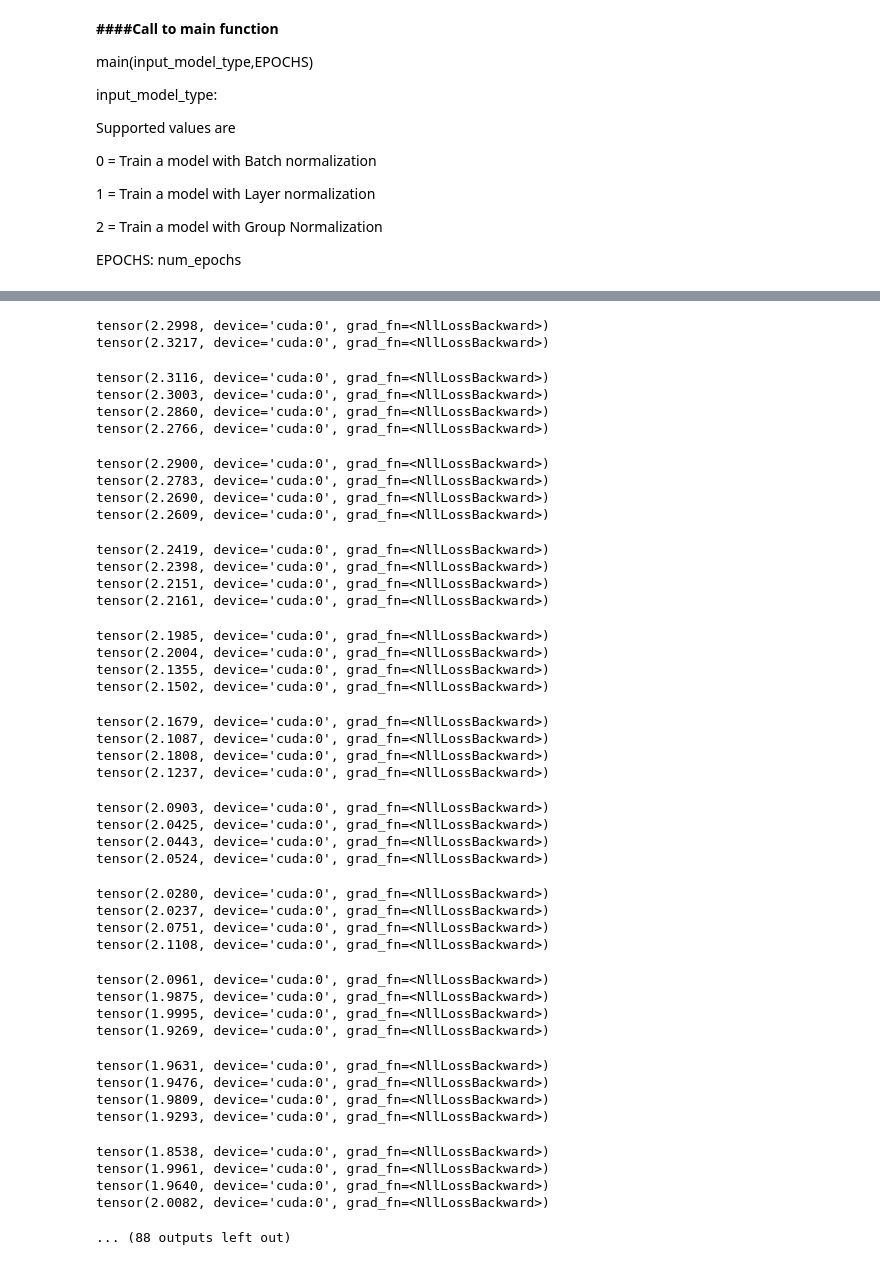
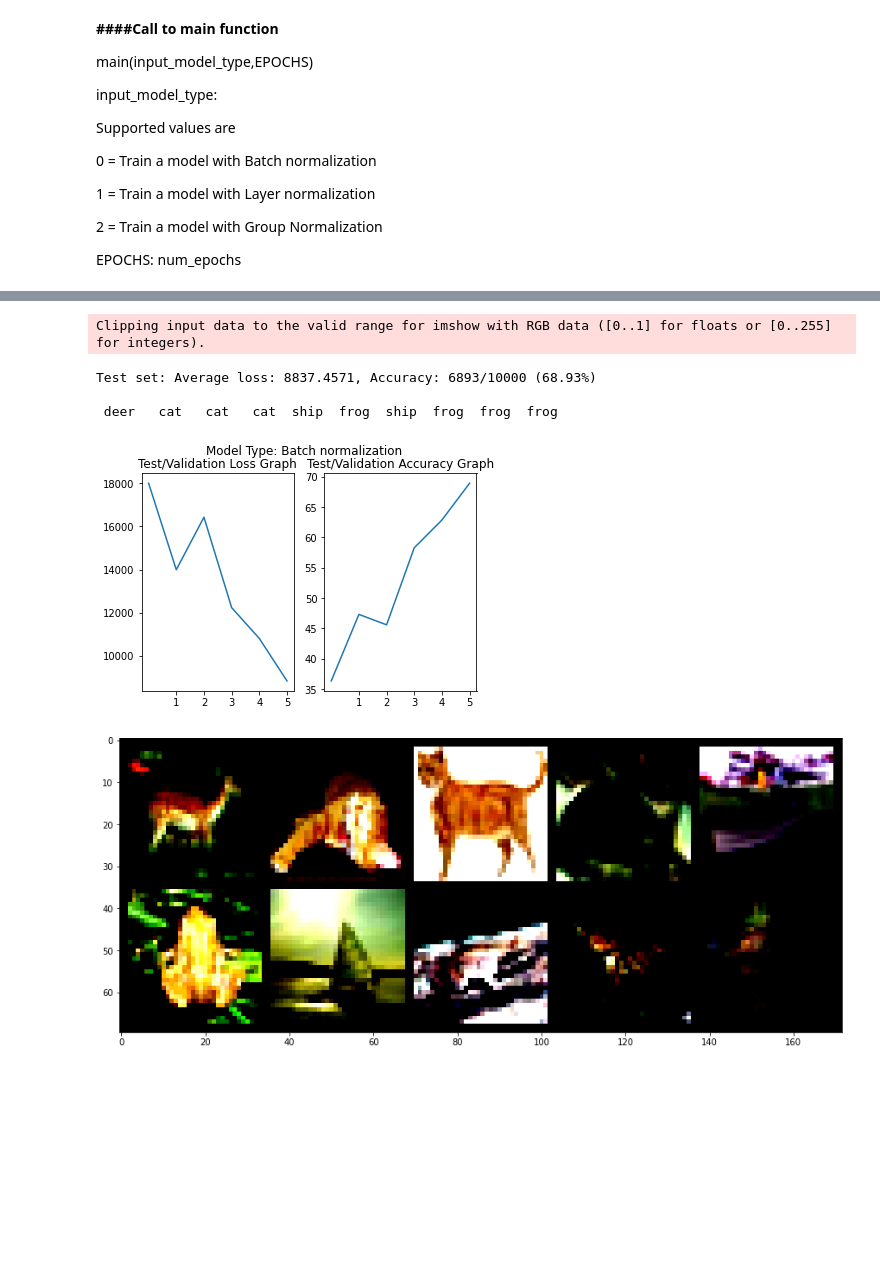
Before and after one commit to raghunadh-eva/eva6, a Jupyter notebook: S7_ASSIGNMENT/MODELS.ipynb, the cells around one changed output, grey strips where cells are left out. Drawn from its saved outputs; the diff is of its cells as text; code cells hidden in the pictures; blank space fills up the shorter version.

```diff
--- a/S7_ASSIGNMENT/MODELS.ipynb
+++ b/S7_ASSIGNMENT/MODELS.ipynb
@@ -703,7 +701,7 @@ Supported values are
 
 EPOCHS: num_epochs
 # %%
-main(0,1)
+main(0,5)
 # %% [output]
 ----------------------------------------------------------------
         Layer (type)               Output Shape         Param #
@@ -725,46 +723,9 @@ tensor(2.3379, device='cuda:0', grad_fn=<NllLossBackward>)
-tensor(2.2998, device='cuda:0', grad_fn=<NllLossBackward>)
-tensor(2.3217, device='cuda:0', grad_fn=<NllLossBackward>)
+Clipping input data to the valid range for imshow with RGB data ([0..1] for floats or [0..255] for integers).
-tensor(2.3116, device='cuda:0', grad_fn=<NllLossBackward>)
-tensor(2.3003, device='cuda:0', grad_fn=<NllLossBackward>)
-tensor(2.2860, device='cuda:0', grad_fn=<NllLossBackward>)
-tensor(2.2766, device='cuda:0', grad_fn=<NllLossBackward>)
+Test set: Average loss: 8837.4571, Accuracy: 6893/10000 (68.93%)
+
+ deer   cat   cat   cat  ship  frog  ship  frog  frog  frog
-tensor(2.2900, device='cuda:0', grad_fn=<NllLossBackward>)
-tensor(2.2783, device='cuda:0', grad_fn=<NllLossBackward>)
-tensor(2.2690, device='cuda:0', grad_fn=<NllLossBackward>)
-tensor(2.2609, device='cuda:0', grad_fn=<NllLossBackward>)
-tensor(2.2419, device='cuda:0', grad_fn=<NllLossBackward>)
-tensor(2.2398, device='cuda:0', grad_fn=<NllLossBackward>)
-tensor(2.2151, device='cuda:0', grad_fn=<NllLossBackward>)
-tensor(2.2161, device='cuda:0', grad_fn=<NllLossBackward>)
-tensor(2.1985, device='cuda:0', grad_fn=<NllLossBackward>)
-tensor(2.2004, device='cuda:0', grad_fn=<NllLossBackward>)
-tensor(2.1355, device='cuda:0', grad_fn=<NllLossBackward>)
-tensor(2.1502, device='cuda:0', grad_fn=<NllLossBackward>)
-tensor(2.1679, device='cuda:0', grad_fn=<NllLossBackward>)
-tensor(2.1087, device='cuda:0', grad_fn=<NllLossBackward>)
-tensor(2.1808, device='cuda:0', grad_fn=<NllLossBackward>)
-tensor(2.1237, device='cuda:0', grad_fn=<NllLossBackward>)
-tensor(2.0903, device='cuda:0', grad_fn=<NllLossBackward>)
-tensor(2.0425, device='cuda:0', grad_fn=<NllLossBackward>)
-tensor(2.0443, device='cuda:0', grad_fn=<NllLossBackward>)
-tensor(2.0524, device='cuda:0', grad_fn=<NllLossBackward>)
-tensor(2.0280, device='cuda:0', grad_fn=<NllLossBackward>)
-tensor(2.0237, device='cuda:0', grad_fn=<NllLossBackward>)
-tensor(2.0751, device='cuda:0', grad_fn=<NllLossBackward>)
-tensor(2.1108, device='cuda:0', grad_fn=<NllLossBackward>)
-tensor(2.0961, device='cuda:0', grad_fn=<NllLossBackward>)
-tensor(1.9875, device='cuda:0', grad_fn=<NllLossBackward>)
-tensor(1.9995, device='cuda:0', grad_fn=<NllLossBackward>)
-tensor(1.9269, device='cuda:0', grad_fn=<NllLossBackward>)
-tensor(1.9631, device='cuda:0', grad_fn=<NllLossBackward>)
-tensor(1.9476, device='cuda:0', grad_fn=<NllLossBackward>)
-tensor(1.9809, device='cuda:0', grad_fn=<NllLossBackward>)
-tensor(1.9293, device='cuda:0', grad_fn=<NllLossBackward>)
-tensor(1.8538, device='cuda:0', grad_fn=<NllLossBackward>)
-tensor(1.9961, device='cuda:0', grad_fn=<NllLossBackward>)
-tensor(1.9640, device='cuda:0', grad_fn=<NllLossBackward>)
-tensor(2.0082, device='cuda:0', grad_fn=<NllLossBackward>)
-... (88 outputs left out)
+[figure, added]
+[figure, added]
 # %%
 #
 
```
Also changed, not shown: parts of 3 cells of this notebook.
